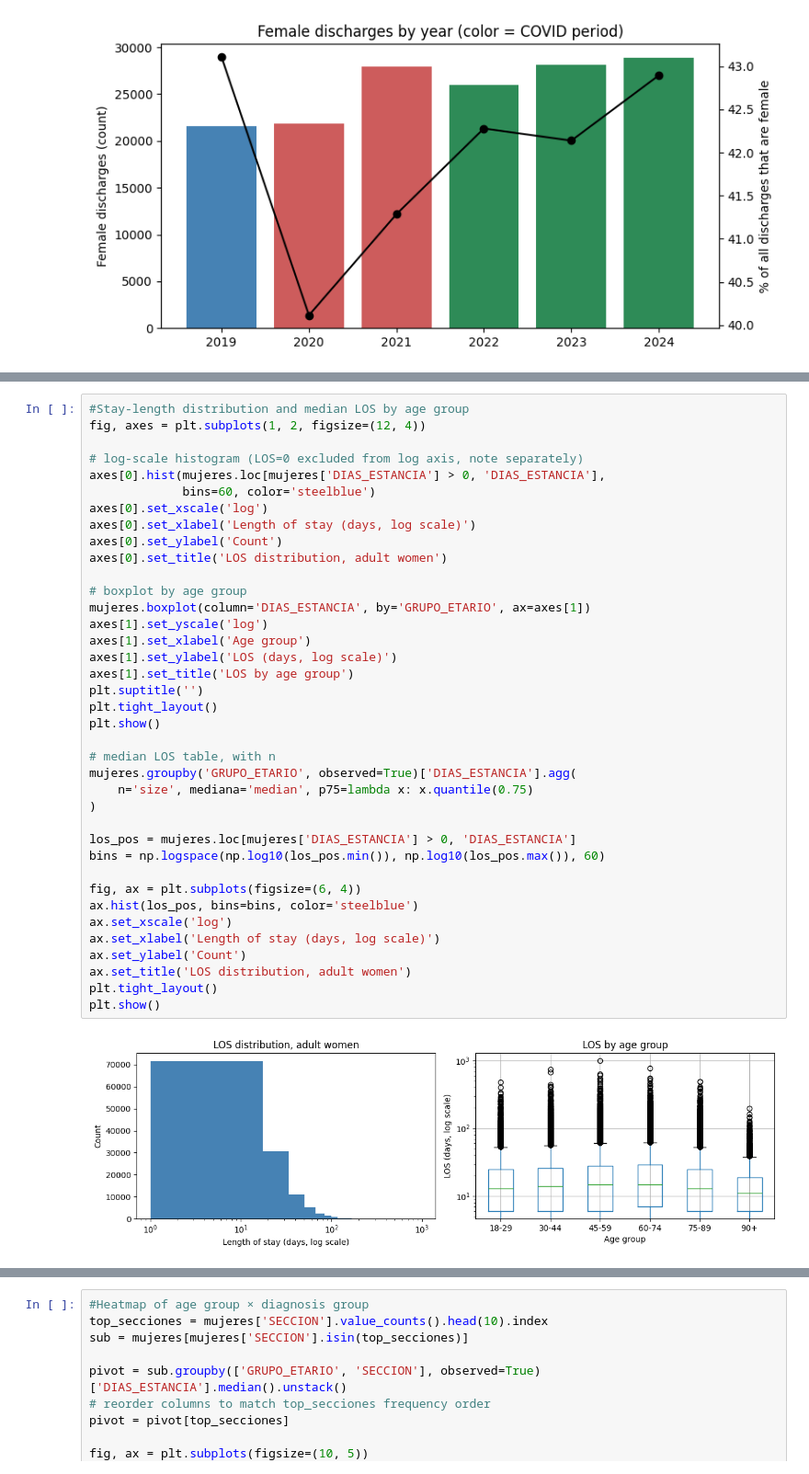
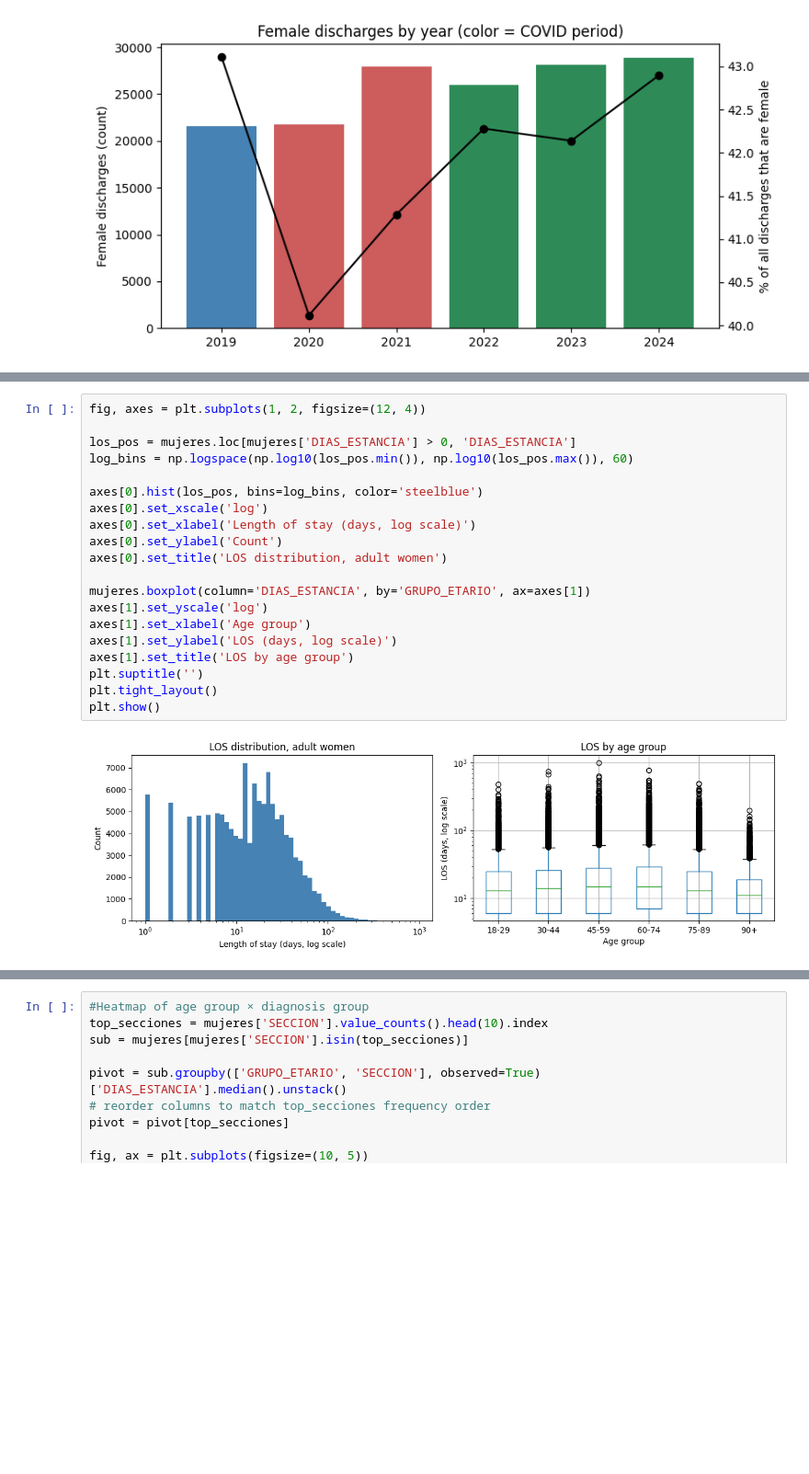
Before and after one commit to pbj-glitch/BusinessIntelligence, a Jupyter notebook: c1MariaLukas.ipynb, the cells around one changed output, grey strips where cells are left out. Shown at 92% size. Drawn from its saved outputs; the diff is of its cells as text; blank space fills up the shorter version.

```diff
--- a/c1MariaLukas.ipynb
+++ b/c1MariaLukas.ipynb
@@ -288,40 +372,22 @@ plt.show()
 # %%
-#Stay-length distribution and median LOS by age group
 fig, axes = plt.subplots(1, 2, figsize=(12, 4))
 
-# log-scale histogram (LOS=0 excluded from log axis, note separately)
-axes[0].hist(mujeres.loc[mujeres['DIAS_ESTANCIA'] > 0, 'DIAS_ESTANCIA'],
-             bins=60, color='steelblue')
+los_pos = mujeres.loc[mujeres['DIAS_ESTANCIA'] > 0, 'DIAS_ESTANCIA']
+log_bins = np.logspace(np.log10(los_pos.min()), np.log10(los_pos.max()), 60)
+
+axes[0].hist(los_pos, bins=log_bins, color='steelblue')
 axes[0].set_xscale('log')
 axes[0].set_xlabel('Length of stay (days, log scale)')
 axes[0].set_ylabel('Count')
 axes[0].set_title('LOS distribution, adult women')
 
-# boxplot by age group
 mujeres.boxplot(column='DIAS_ESTANCIA', by='GRUPO_ETARIO', ax=axes[1])
 axes[1].set_yscale('log')
 axes[1].set_xlabel('Age group')
 axes[1].set_ylabel('LOS (days, log scale)')
 axes[1].set_title('LOS by age group')
 plt.suptitle('')
 plt.tight_layout()
 plt.show()
-
-# median LOS table, with n
-mujeres.groupby('GRUPO_ETARIO', observed=True)['DIAS_ESTANCIA'].agg(
-    n='size', mediana='median', p75=lambda x: x.quantile(0.75)
-)
-
-los_pos = mujeres.loc[mujeres['DIAS_ESTANCIA'] > 0, 'DIAS_ESTANCIA']
-bins = np.logspace(np.log10(los_pos.min()), np.log10(los_pos.max()), 60)
-
-fig, ax = plt.subplots(figsize=(6, 4))
-ax.hist(los_pos, bins=bins, color='steelblue')
-ax.set_xscale('log')
-ax.set_xlabel('Length of stay (days, log scale)')
-ax.set_ylabel('Count')
-ax.set_title('LOS distribution, adult women')
-plt.tight_layout()
-plt.show()
 # %% [output]
-[figure, old version]
+[figure, new version]
```
Also changed, not shown: parts of 23 cells of this notebook.
